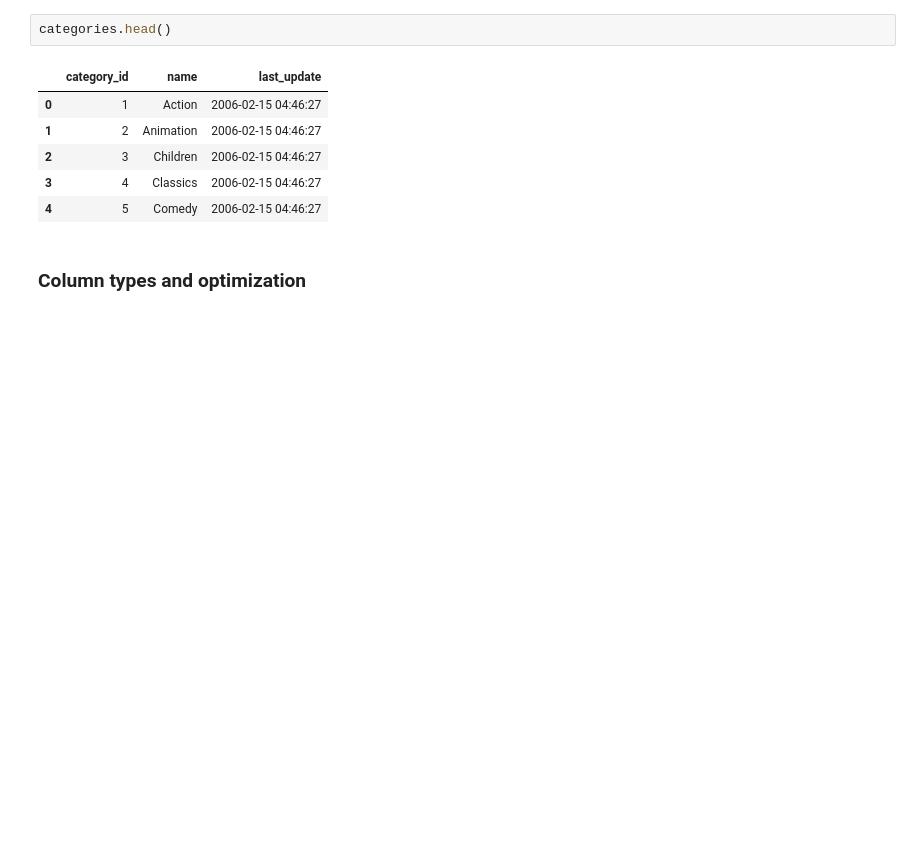
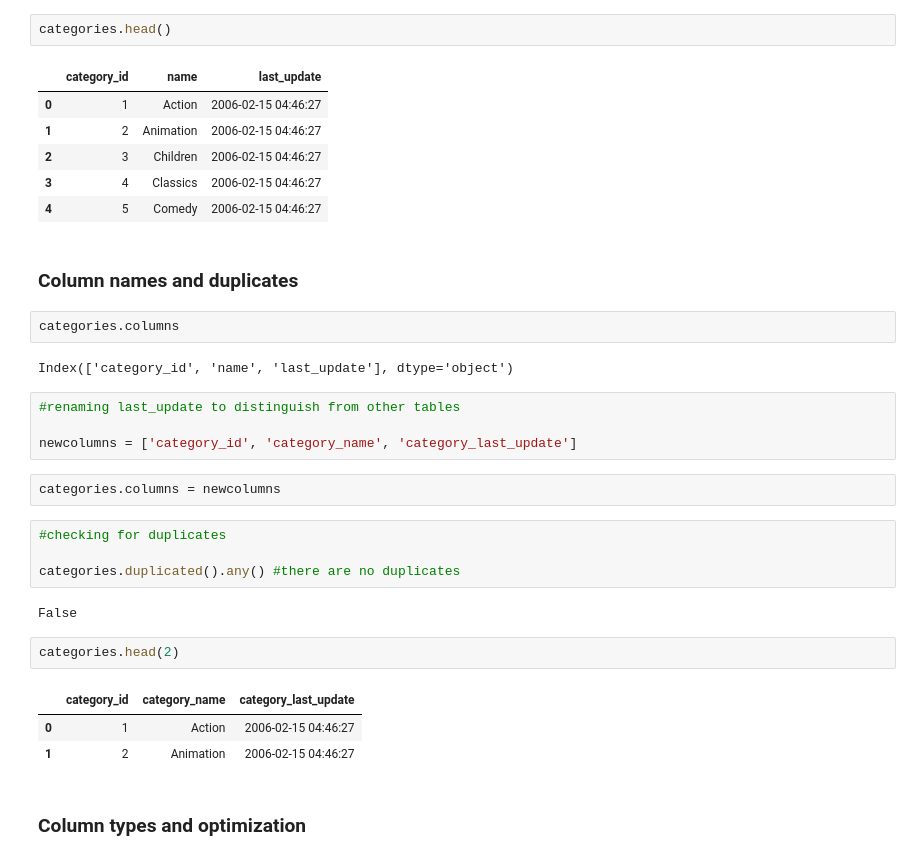
Before and after one commit to cristianecarneiro/sql-data-base-building, a Jupyter notebook: notebooks/cleaning_category.ipynb, the cells around one changed output. Cells and saved outputs as stored; diff of their text form; blank space fills up the shorter version.

```diff
--- a/notebooks/cleaning_category.ipynb
+++ b/notebooks/cleaning_category.ipynb
@@ -241,6 +241,30 @@ categories.head()
 | 2 | 3 | Children | 2006-02-15 04:46:27 |
 | 3 | 4 | Classics | 2006-02-15 04:46:27 |
 | 4 | 5 | Comedy | 2006-02-15 04:46:27 |
+# %% [markdown]
+### Column names and duplicates
+# %%
+categories.columns
+# %% [output]
+Index(['category_id', 'name', 'last_update'], dtype='object')
+# %%
+#renaming last_update to distinguish from other tables
+
+newcolumns = ['category_id', 'category_name', 'category_last_update']
+# %%
+categories.columns = newcolumns
+# %%
+#checking for duplicates
+
+categories.duplicated().any() #there are no duplicates
+# %% [output]
+False
+# %%
+categories.head(2)
+# %% [output]
+|  | category_id | category_name | category_last_update |
+| 0 | 1 | Action | 2006-02-15 04:46:27 |
+| 1 | 2 | Animation | 2006-02-15 04:46:27 |
 # %% [markdown]
 ### Column types and optimization
 # %% [markdown]
```
Also changed, not shown: parts of 3 cells of this notebook, 6 other files.
